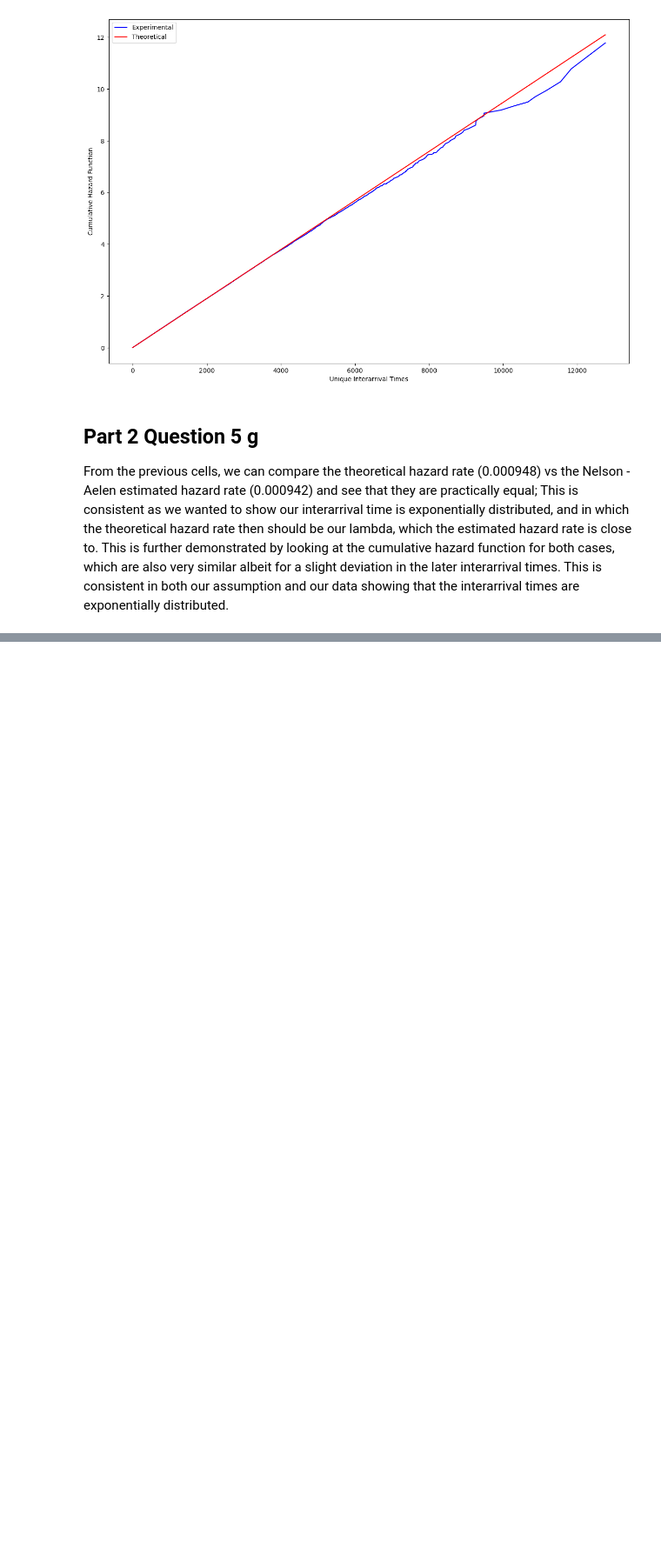
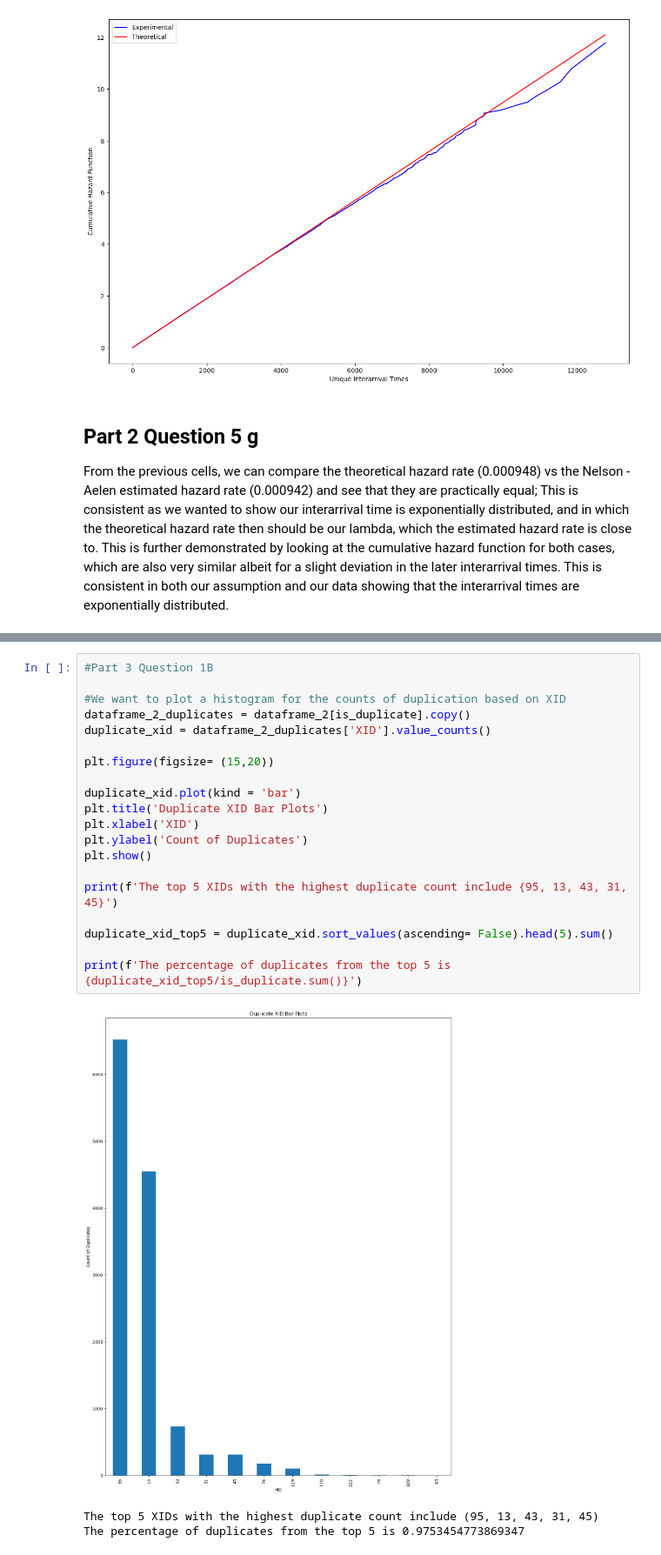
Before and after one commit to s1oly/GPUFailureAnalysis, a Jupyter notebook: project_1.ipynb, the cells around one changed output, grey strips where cells are left out. Shown at 87% size. Saved outputs shown, nothing was run; the diff lists cells and outputs as text; blank space fills up the shorter version.

Commit message:
Finished Part 1

```diff
--- a/project_1.ipynb
+++ b/project_1.ipynb
@@ -359,0 +407,24 @@ From the previous cells, we can compare the theoretical hazard rate (0.000948) v
+# %%
+#Part 3 Question 1B
+
+#We want to plot a histogram for the counts of duplication based on XID
+dataframe_2_duplicates = dataframe_2[is_duplicate].copy()
+duplicate_xid = dataframe_2_duplicates['XID'].value_counts()
+
+plt.figure(figsize= (15,20))
+
+duplicate_xid.plot(kind = 'bar')
+plt.title('Duplicate XID Bar Plots')
+plt.xlabel('XID')
+plt.ylabel('Count of Duplicates')
+plt.show()
+
+print(f'The top 5 XIDs with the highest duplicate count include {95, 13, 43, 31, 45}')
+
+duplicate_xid_top5 = duplicate_xid.sort_values(ascending= False).head(5).sum()
+
+print(f'The percentage of duplicates from the top 5 is {duplicate_xid_top5/is_duplicate.sum()}')
+# %% [output]
+[figure, added]
+The top 5 XIDs with the highest duplicate count include (95, 13, 43, 31, 45)
+The percentage of duplicates from the top 5 is 0.9753454773869347
```
Also changed, not shown: parts of 4 cells of this notebook.
